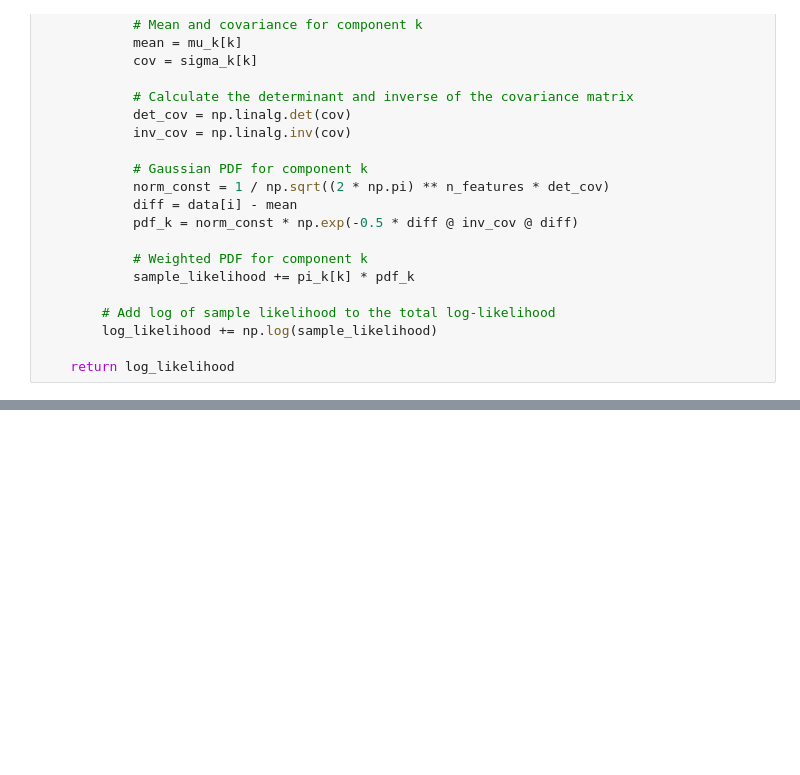
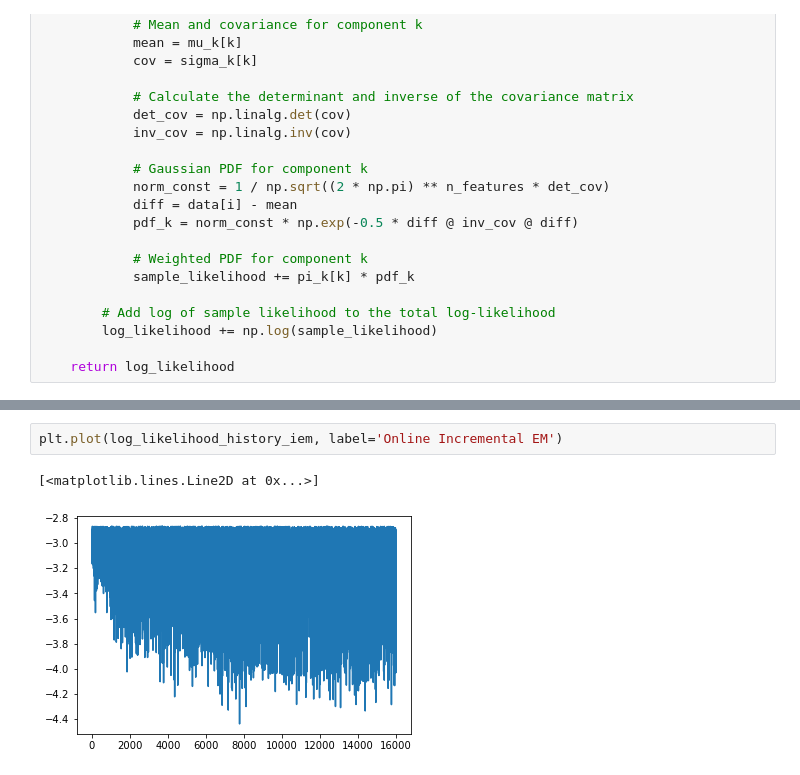
Before and after one commit to arnifreyrm/Online-GMM, a Jupyter notebook: loans_drift_learn.ipynb, the cells around one changed output, grey strips where cells are left out. Cells and saved outputs as stored; diff of their text form; blank space fills up the shorter version.

```diff
--- a/loans_drift_learn.ipynb
+++ b/loans_drift_learn.ipynb
@@ -436,0 +514,5 @@ Likelihood for Stepwise EM: -2308.292892027893
+# %%
+plt.plot(log_likelihood_history_iem, label='Online Incremental EM')
+# %% [output]
+[<matplotlib.lines.Line2D at 0x...>]
+[figure, added]
```
Also changed, not shown: parts of 23 cells of this notebook, 1 other file.
